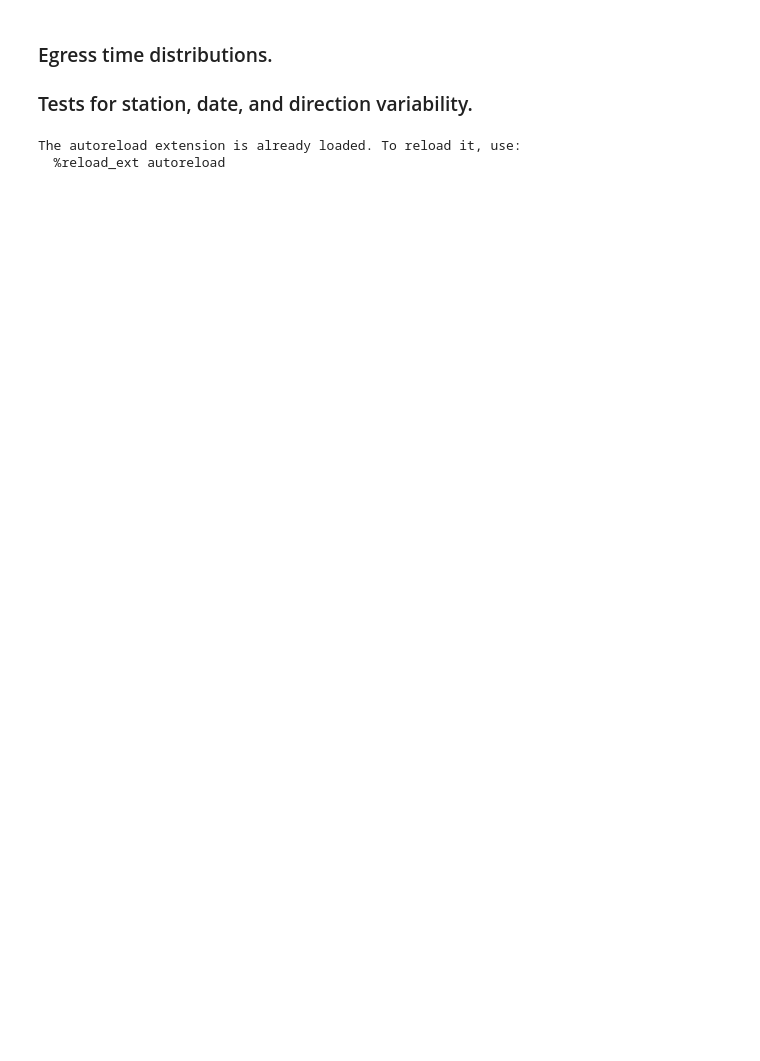
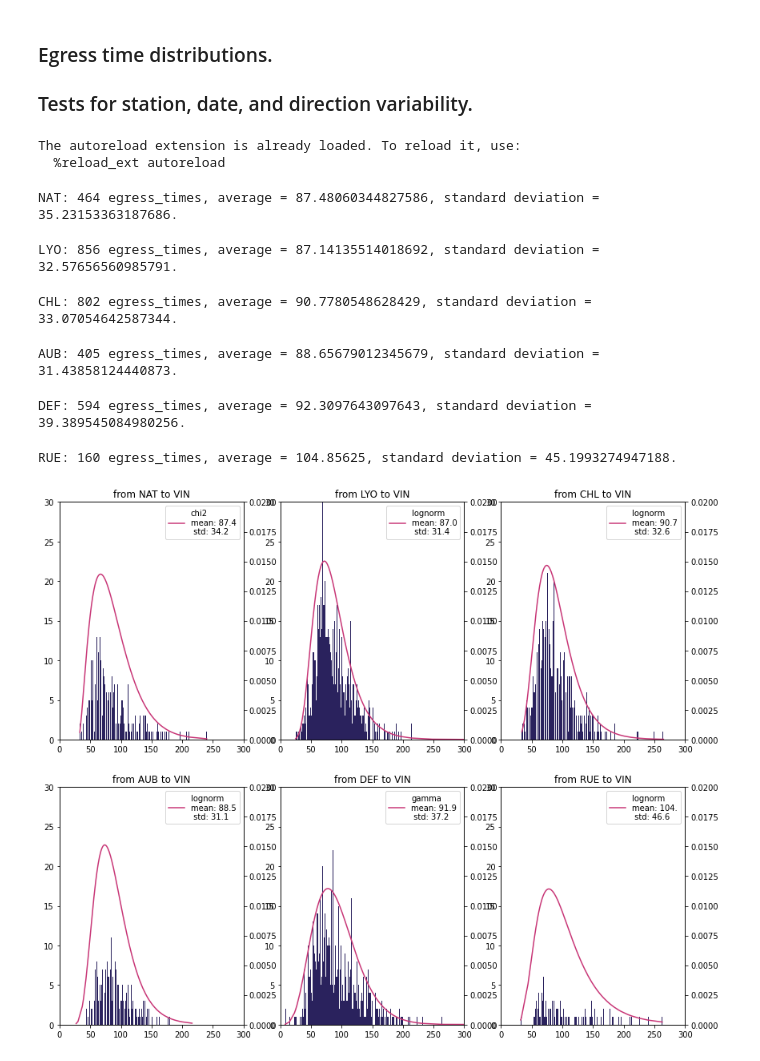
Before and after one commit to JustineDorsz/denied-boarding-estimation, a Jupyter notebook: f2b/preprocessing/tests_origin_station.ipynb, the cells around one changed output. Drawn from its saved outputs; the diff is of its cells as text; code cells hidden in the pictures; blank space fills up the shorter version.

```diff
--- a/f2b/preprocessing/tests_origin_station.ipynb
+++ b/f2b/preprocessing/tests_origin_station.ipynb
@@ -70,0 +71,61 @@ stations = ["VIN", "NAT", "LYO", "CHL", "AUB", "ETO", "DEF"]
+# %%
+egress_times_by_station = {}
+
+row_nbr = 2
+column_nbr = 3
+fig, axs = pyplot.subplots(row_nbr, column_nbr, figsize=(14, 12))
+plot_row = 0
+plot_column = 0
+
+result_output_writing = {}
+
+station_estimation = stations[0]
+for station_origin in tqdm(stations[1:]):
+    stations_origin = [station_origin]
+    data = Data(station_estimation, dates, stations_origin, False)
+    egress_times_by_station[station_origin] = data.egress_times
+    print(
+        f"{station_origin}: {len(data.egress_times)} egress_times, average = {mean(data.egress_times)}, standard deviation = {stdev(data.egress_times)}."
+    )
+
+    # Find best probability law fitting the egress time distribution.
+    f = Fitter(
+        egress_times_by_station[station_origin],
+        distributions=get_common_distributions(),
+    )
+    f.fit()
+    best_law_info = f.get_best()
+
+    # Format estimated parameters, write distributions and parameters in fitted_laws.
+    for law in best_law_info.keys():
+        param_dict = {}
+        for param_name in best_law_info[law].keys():
+            best_law_info[law][param_name] = round(
+                best_law_info[law][param_name], sigfigs=3
+            )
+            param_dict.update({param_name: float(best_law_info[law][param_name])})
+        result_output_writing.update(
+            {station_origin: {"distribution": law, "parameters": param_dict}}
+        )
+
+    # Plot egress time distribution and fitted law.
+    if plot_row < column_nbr:
+        plot_distributions_and_estimations(
+            axs,
+            [plot_row, plot_column],
+            egress_times_by_station,
+            best_law_info,
+            station_origin,
+        )
+
+    # Update plot position.
+    plot_row = plot_row + (plot_column + 1) // column_nbr
+    plot_column = (plot_column + 1) % column_nbr
+# %% [output]
+NAT: 464 egress_times, average = 87.48060344827586, standard deviation = 35.23153363187686.
+LYO: 856 egress_times, average = 87.14135514018692, standard deviation = 32.57656560985791.
+CHL: 802 egress_times, average = 90.7780548628429, standard deviation = 33.07054642587344.
+AUB: 405 egress_times, average = 88.65679012345679, standard deviation = 31.43858124440873.
+DEF: 594 egress_times, average = 92.3097643097643, standard deviation = 39.389545084980256.
+RUE: 160 egress_times, average = 104.85625, standard deviation = 45.1993274947188.
+[figure, added]
```
Also changed, not shown: parts of 10 cells of this notebook, 9 other files.
